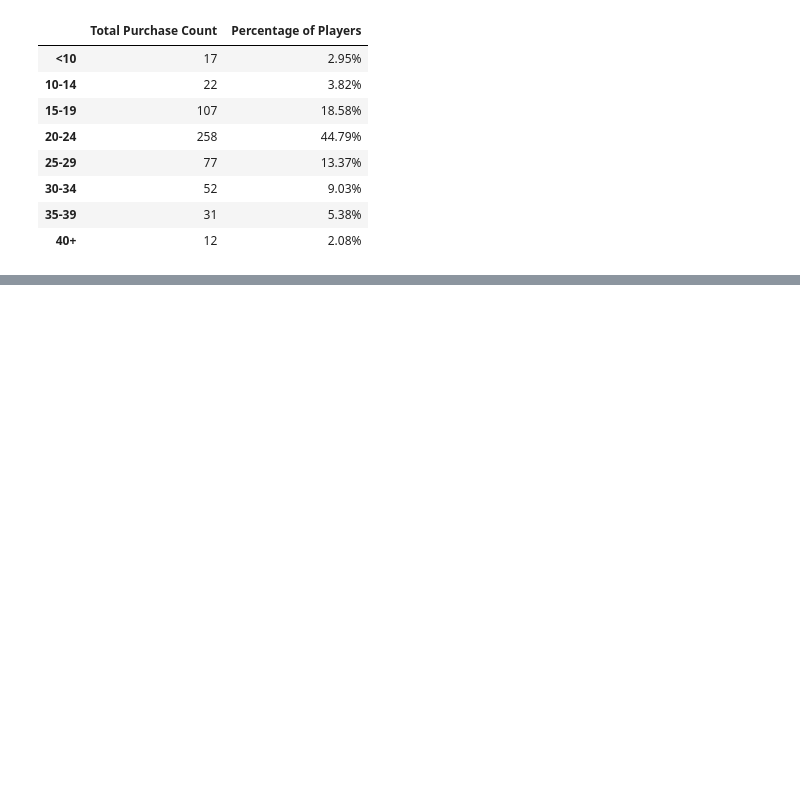
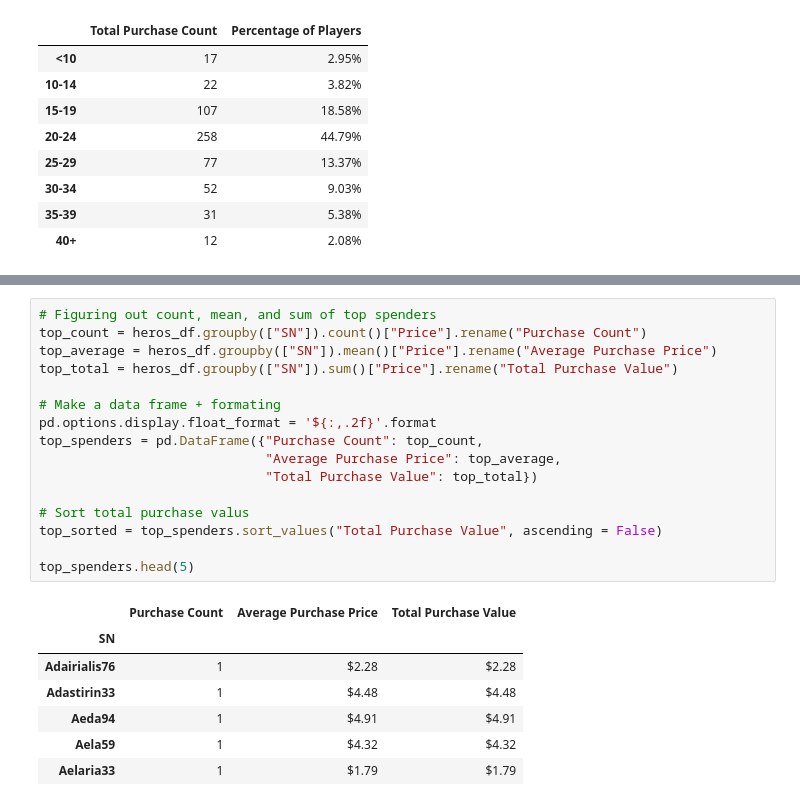
Before and after one commit to GStout17/pandas-challenge, a Jupyter notebook: HeroesOfPymoli/main.ipynb, the cells around one changed output, grey strips where cells are left out. Cells and saved outputs as stored; diff of their text form; blank space fills up the shorter version.

```diff
--- a/HeroesOfPymoli/main.ipynb
+++ b/HeroesOfPymoli/main.ipynb
@@ -293,0 +311,24 @@ Name: Purchase Count, dtype: int64
+# %%
+# Figuring out count, mean, and sum of top spenders
+top_count = heros_df.groupby(["SN"]).count()["Price"].rename("Purchase Count")
+top_average = heros_df.groupby(["SN"]).mean()["Price"].rename("Average Purchase Price")
+top_total = heros_df.groupby(["SN"]).sum()["Price"].rename("Total Purchase Value")
+
+# Make a data frame + formating
+pd.options.display.float_format = '${:,.2f}'.format
+top_spenders = pd.DataFrame({"Purchase Count": top_count,
+                             "Average Purchase Price": top_average,
+                             "Total Purchase Value": top_total})
+
+# Sort total purchase valus
+top_sorted = top_spenders.sort_values("Total Purchase Value", ascending = False)
+
+top_spenders.head(5)
+# %% [output]
+|  | Purchase Count | Average Purchase Price | Total Purchase Value |
+| SN |  |  |  |
+| Adairialis76 | 1 | $2.28 | $2.28 |
+| Adastirin33 | 1 | $4.48 | $4.48 |
+| Aeda94 | 1 | $4.91 | $4.91 |
+| Aela59 | 1 | $4.32 | $4.32 |
+| Aelaria33 | 1 | $1.79 | $1.79 |
```
Also changed, not shown: parts of 7 cells of this notebook.
